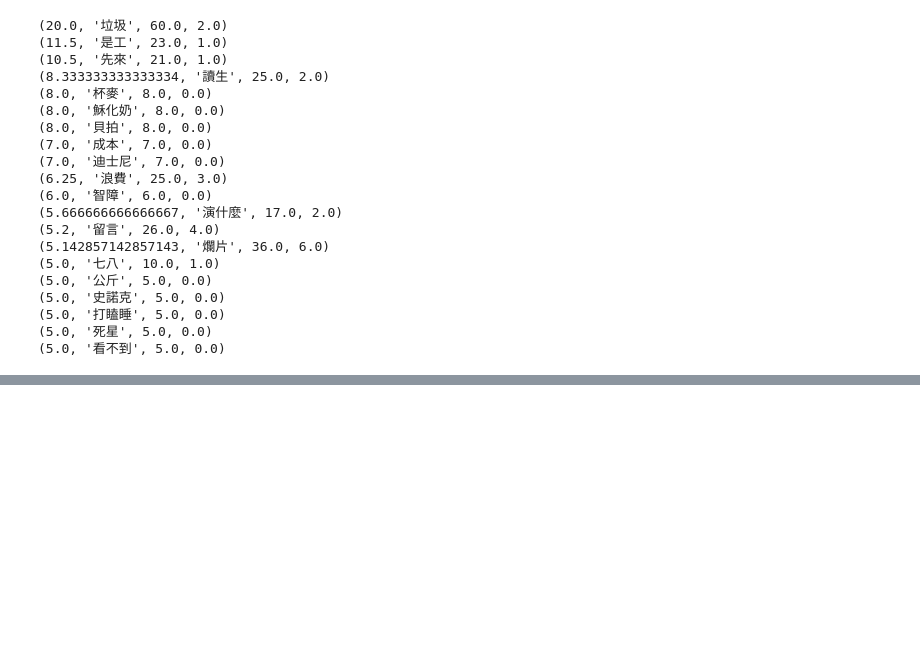
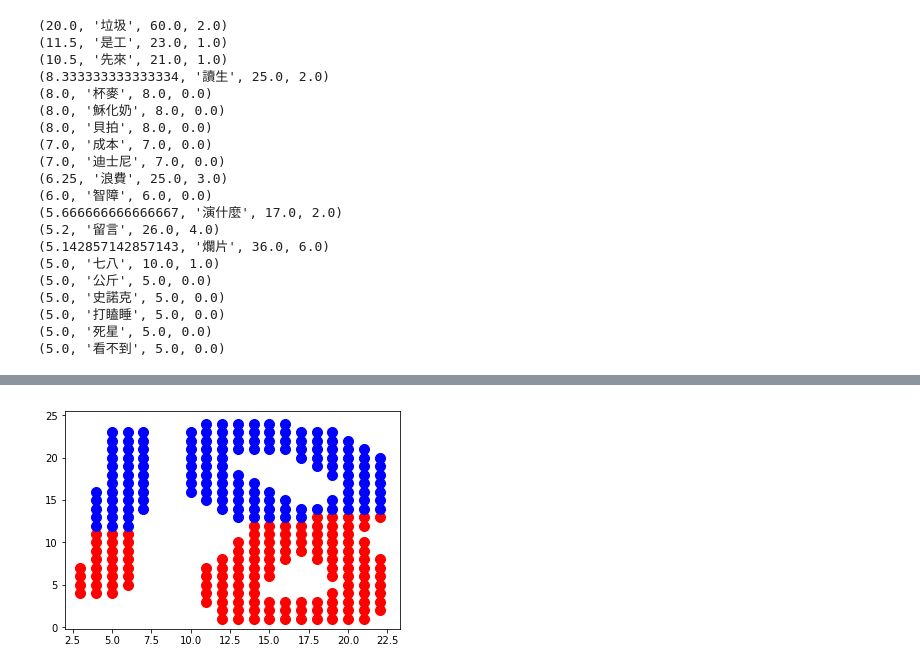
Before and after one commit to ywchiu/ctbcpy, a Jupyter notebook: Demo20190528.ipynb, the cells around one changed output, grey strips where cells are left out. Cells and saved outputs as stored; diff of their text form; code cells hidden in the pictures; blank space fills up the shorter version.

```diff
--- a/Demo20190528.ipynb
+++ b/Demo20190528.ipynb
@@ -782,0 +808,11 @@ for i in sorted(coef_features_c1_c2, key = operator.itemgetter(0), reverse=True)
+# %%
+from sklearn.cluster import KMeans
+X =numpy.column_stack([imagedata[0],imagedata[1]])
+kmeans = KMeans(n_clusters = 2, init = 'k-means++', random_state = 42)
+y_kmeans = kmeans.fit_predict(X)
+# %%
+plt.scatter(X[y_kmeans == 0, 0], X[y_kmeans == 0, 1], s = 100, c = 'red', label = 'Cluster 1')
+plt.scatter(X[y_kmeans == 1, 0], X[y_kmeans == 1, 1], s = 100, c = 'blue', label = 'Cluster 2')
+plt.show()
+# %% [output]
+[figure, added]
```
Also changed, not shown: parts of 66 cells of this notebook.
